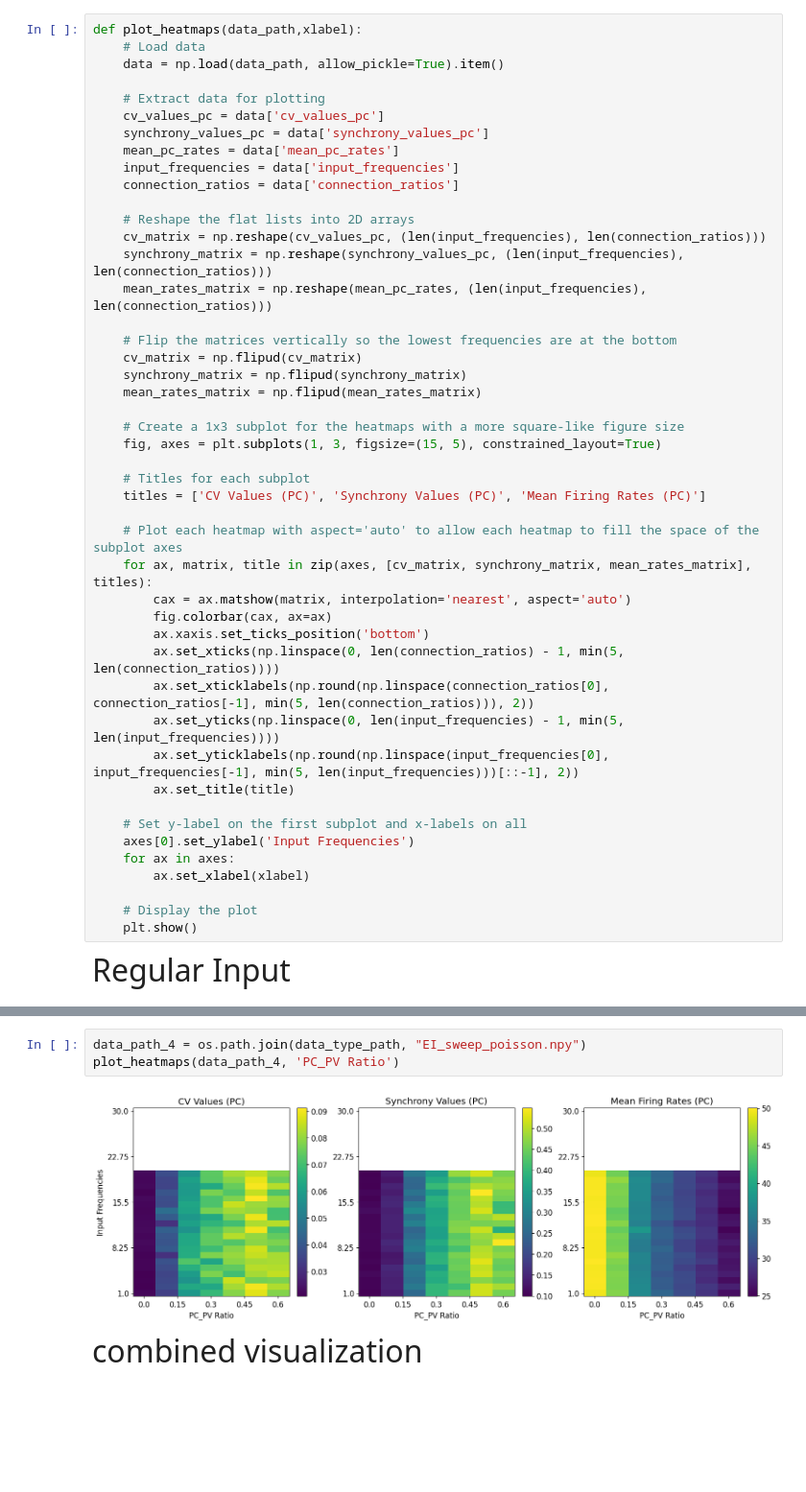
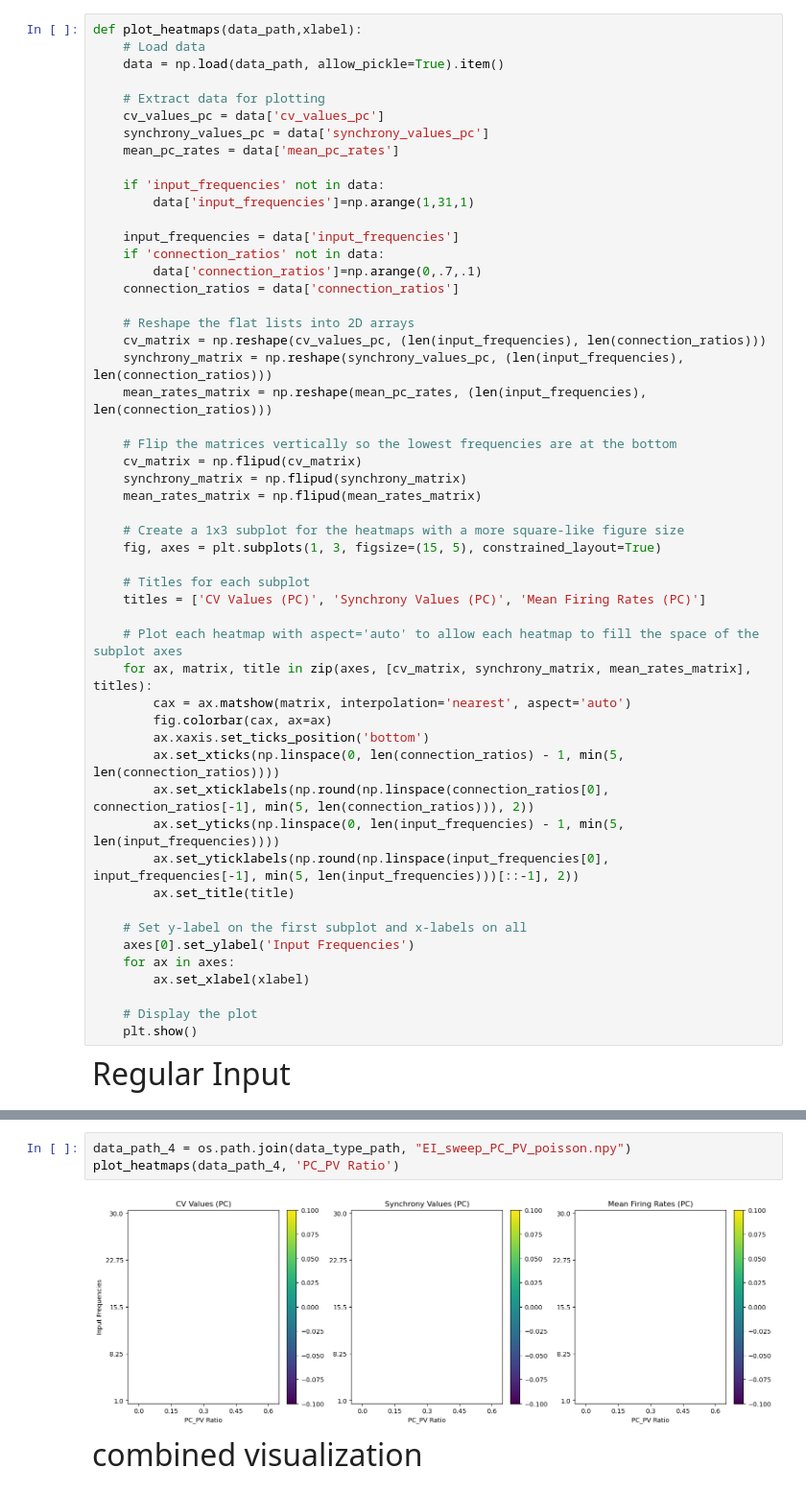
Before and after one commit to Aramatos/dynapse2_adaptation, a Jupyter notebook: Network_heatmaps_fig.ipynb, the cells around one changed output, grey strips where cells are left out. Shown: that part at 96% size. Drawn from its saved outputs; the diff is of its cells as text; blank space fills up the shorter version.

Commit message:
trob heatmaps

```diff
--- a/Network_heatmaps_fig.ipynb
+++ b/Network_heatmaps_fig.ipynb
@@ -56,7 +56,13 @@ def plot_heatmaps(data_path,xlabel):
     cv_values_pc = data['cv_values_pc']
     synchrony_values_pc = data['synchrony_values_pc']
     mean_pc_rates = data['mean_pc_rates']
+
+    if 'input_frequencies' not in data:
+        data['input_frequencies']=np.arange(1,31,1)
+
     input_frequencies = data['input_frequencies']
+    if 'connection_ratios' not in data:
+        data['connection_ratios']=np.arange(0,.7,.1)
     connection_ratios = data['connection_ratios']
 
     # Reshape the flat lists into 2D arrays
@@ -113,8 +126,8 @@ plot_heatmaps(data_path_3, 'PC PC Ratio')
 # %%
-data_path_4 = os.path.join(data_type_path, "EI_sweep_poisson.npy")
+data_path_4 = os.path.join(data_type_path, "EI_sweep_PC_PV_poisson.npy")
 plot_heatmaps(data_path_4, 'PC_PV Ratio')
 # %% [output]
-[figure, old version]
+[figure, new version]
 # %% [markdown]
 <font size=6> combined visualization
 # %%
```
Also changed, not shown: parts of 4 cells of this notebook.
